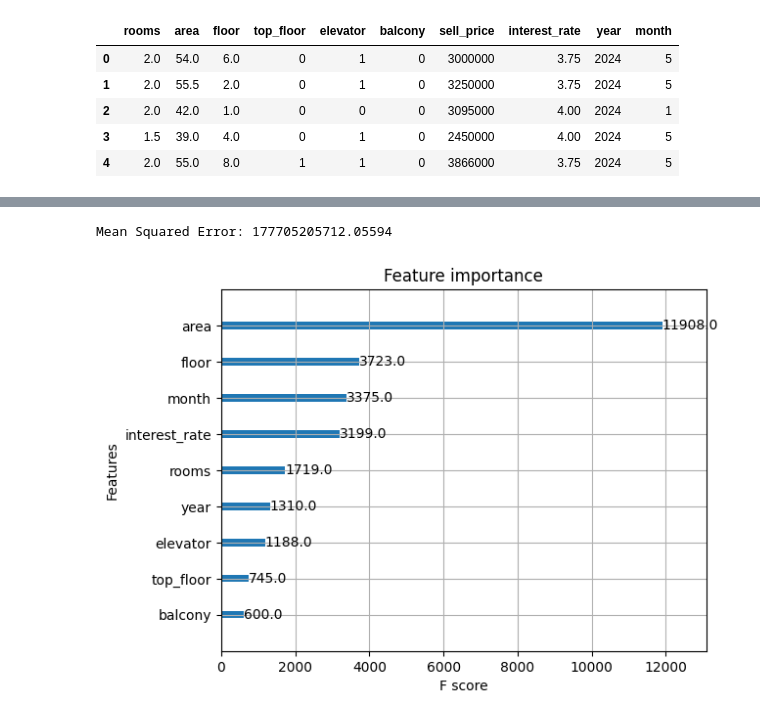
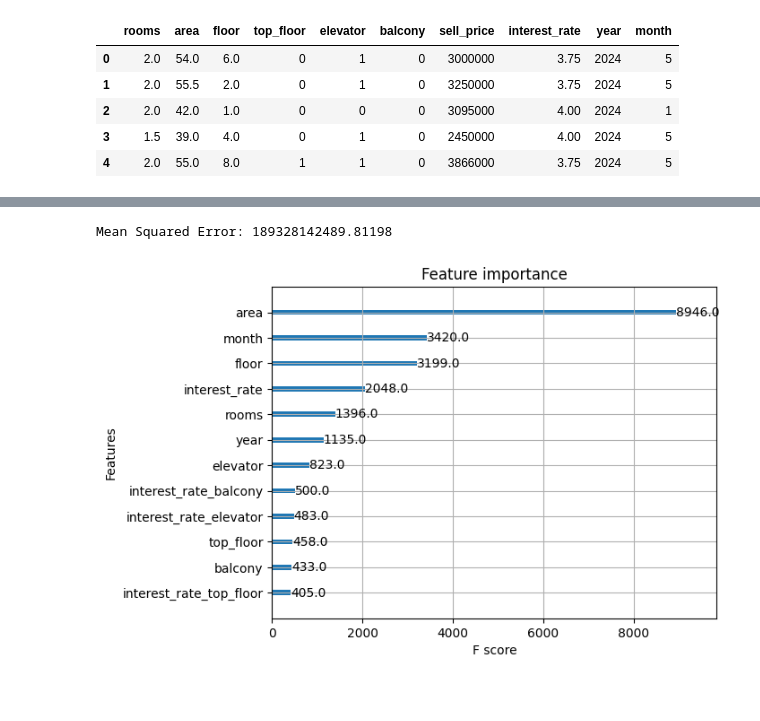
Before and after one commit to olivernilssson/Big-Data-GM0756, a Jupyter notebook: final/notebooks/model.ipynb, the cells around one changed output, grey strips where cells are left out. Drawn from its saved outputs; the diff is of its cells as text; code cells hidden in the pictures; blank space fills up the shorter version.

```diff
--- a/final/notebooks/model.ipynb
+++ b/final/notebooks/model.ipynb
@@ -104,0 +123,20 @@ Y_pred = model.predict(X_test)
+# %%
+# Create interaction variables
+X_train['interest_rate_elevator'] = X_train['interest_rate'] * X_train['elevator']
+X_test['interest_rate_elevator'] = X_test['interest_rate'] * X_test['elevator']
+X_train['interest_rate_balcony'] = X_train['interest_rate'] * X_train['balcony']
+X_test['interest_rate_balcony'] = X_test['interest_rate'] * X_test['balcony']
+X_train['interest_rate_top_floor'] = X_train['interest_rate'] * X_train['top_floor']
+X_test['interest_rate_top_floor'] = X_test['interest_rate'] * X_test['top_floor']
+
+# Train the model with the new interaction variables
+model = xgb.XGBRegressor(objective ='reg:squarederror',
+                         booster='dart',
+                         n_estimators=1000,
+                         max_depth=5,
+                         learning_rate=0.02,
+                         tree_method='hist',
+                         device='cuda')
+model.fit(X_train, Y_train,
+            eval_set=[(X_train, Y_train), (X_test, Y_test)],
+            verbose=100)
@@ -105,17 +166,21 @@ Y_pred = model.predict(X_test)
 # %%
+# Predict the test set
+Y_pred = model.predict(X_test)
+
 # Calculate the mean squared error to evaluate the model
 mse = mean_squared_error(Y_test, Y_pred)
 print(f'Mean Squared Error: {mse}')
 # %% [output]
-Mean Squared Error: 177705205712.05594
+Mean Squared Error: 189328142489.81198
 # %%
 # Feature importance
 feature_importance = model.feature_importances_
-features = X.columns
+features = X_train.columns
 importance_df = pd.DataFrame({'Feature': features, 'Importance': feature_importance})
 importance_df = importance_df.sort_values(by='Importance', ascending=False)
+
+# Plot feature importance
+xgb.plot_importance(model)
+plt.show()
+# %% [output]
+[figure, added]
-# %%
-xgb.plot_importance(model)
-plt.show()
-# %% [output]
-[figure, removed]
```
Also changed, not shown: parts of 10 cells of this notebook, 2 other files.
